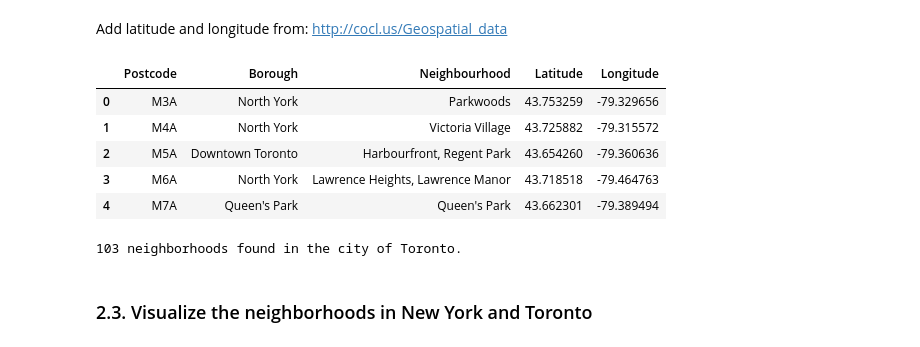
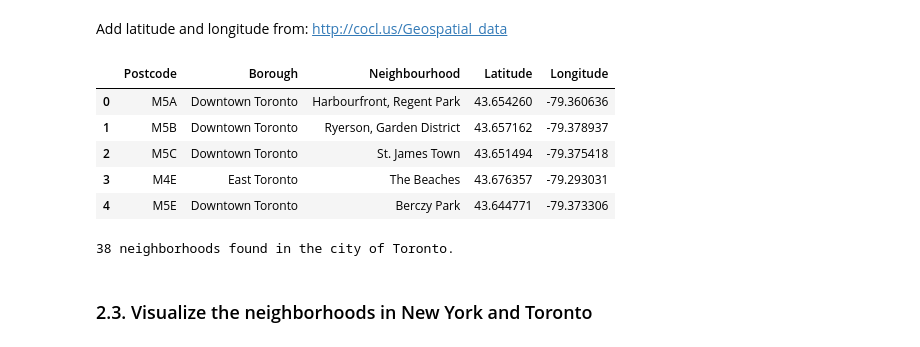
Before and after one commit to Haroldov/Coursera_Capstone, a Jupyter notebook: CAPP.ipynb, the cells around one changed output. Saved outputs shown, nothing was run; the diff lists cells and outputs as text; code cells hidden in the pictures.

```diff
--- a/CAPP.ipynb
+++ b/CAPP.ipynb
@@ -104,19 +107,22 @@ Add latitude and longitude from: http://cocl.us/Geospatial_data
 # %%
 !wget -q -O 'Geospatial_Coordinates.csv' http://cocl.us/Geospatial_data
 geo = pd.read_csv("Geospatial_Coordinates.csv", index_col = 0)
 neighborhoods_to = df.join(geo, on = "Postcode")
+
+#Take only those neighborhoods that contain the word Toronto
+neighborhoods_to = neighborhoods_to[neighborhoods_to['Borough'].str.contains('Toronto')].reset_index(drop=True)
 neighborhoods_to.head()
 # %% [output]
 |  | Postcode | Borough | Neighbourhood | Latitude | Longitude |
-| 0 | M3A | North York | Parkwoods | 43.753259 | -79.329656 |
-| 1 | M4A | North York | Victoria Village | 43.725882 | -79.315572 |
-| 2 | M5A | Downtown Toronto | Harbourfront, Regent Park | 43.654260 | -79.360636 |
-| 3 | M6A | North York | Lawrence Heights, Lawrence Manor | 43.718518 | -79.464763 |
-| 4 | M7A | Queen's Park | Queen's Park | 43.662301 | -79.389494 |
+| 0 | M5A | Downtown Toronto | Harbourfront, Regent Park | 43.654260 | -79.360636 |
+| 1 | M5B | Downtown Toronto | Ryerson, Garden District | 43.657162 | -79.378937 |
+| 2 | M5C | Downtown Toronto | St. James Town | 43.651494 | -79.375418 |
+| 3 | M4E | East Toronto | The Beaches | 43.676357 | -79.293031 |
+| 4 | M5E | Downtown Toronto | Berczy Park | 43.644771 | -79.373306 |
 # %%
 print("\n{} neighborhoods found in the city of Toronto.".format(neighborhoods_to.shape[0]))
 # %% [output]
-103 neighborhoods found in the city of Toronto.
+38 neighborhoods found in the city of Toronto.
 # %% [markdown]
 ### 2.3. Visualize the neighborhoods in New York and Toronto
 # %% [markdown]
```
Also changed, not shown: parts of 22 cells of this notebook.
